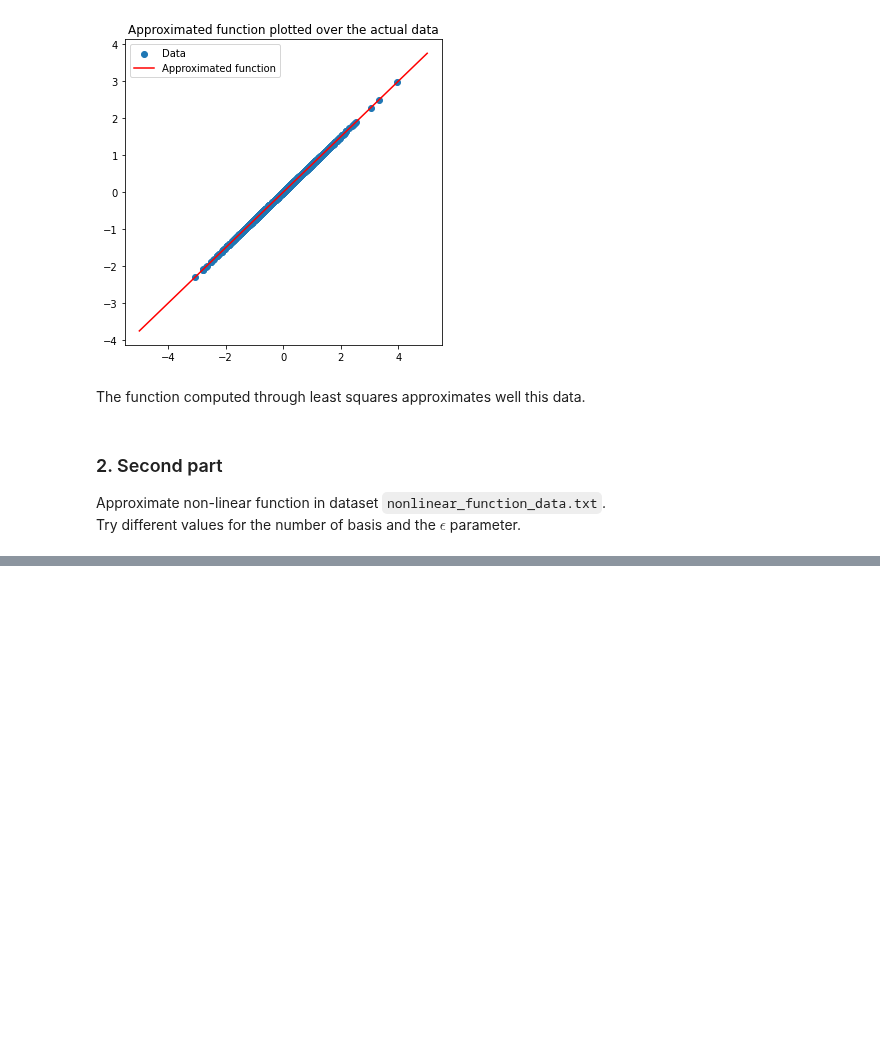
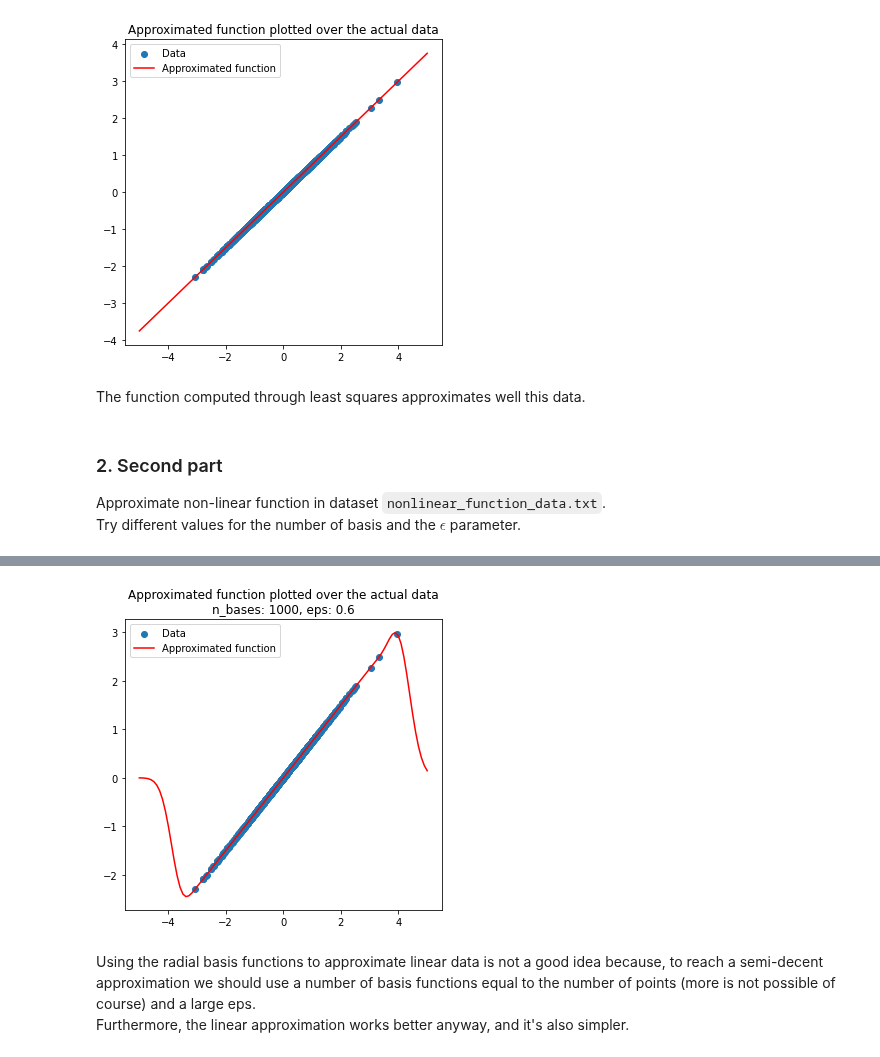
Before and after one commit to AlexPasqua/MLCMS-exercises, a Jupyter notebook: EX5/src/task1.ipynb, the cells around one changed output, grey strips where cells are left out. Drawn from its saved outputs; the diff is of its cells as text; code cells hidden in the pictures; blank space fills up the shorter version.

```diff
--- a/EX5/src/task1.ipynb
+++ b/EX5/src/task1.ipynb
@@ -57,0 +65,10 @@ Analyzing $\texttt{n_bases}$:
+# %%
+C, residuals, rank, singvals, centers, eps = approx_nonlin_func(linear_data_path, n_bases=1000, eps=0.6)
+plot_func_over_data(lstsqr_sol=C, data=linear_data_path, linear=False, centers=centers, eps=eps)
+# %% [output]
+[figure, added]
+# %% [markdown]
+Using the radial basis functions to approximate linear data is not a good idea
+because, to reach a semi-decent approximation we should use a number of basis functions
+equal to the number of points (more is not possible of course) and a large eps.<br>
+Furthermore, the linear approximation works better anyway, and it's also simpler.
```
Also changed, not shown: parts of 3 cells of this notebook, 1 other file.
